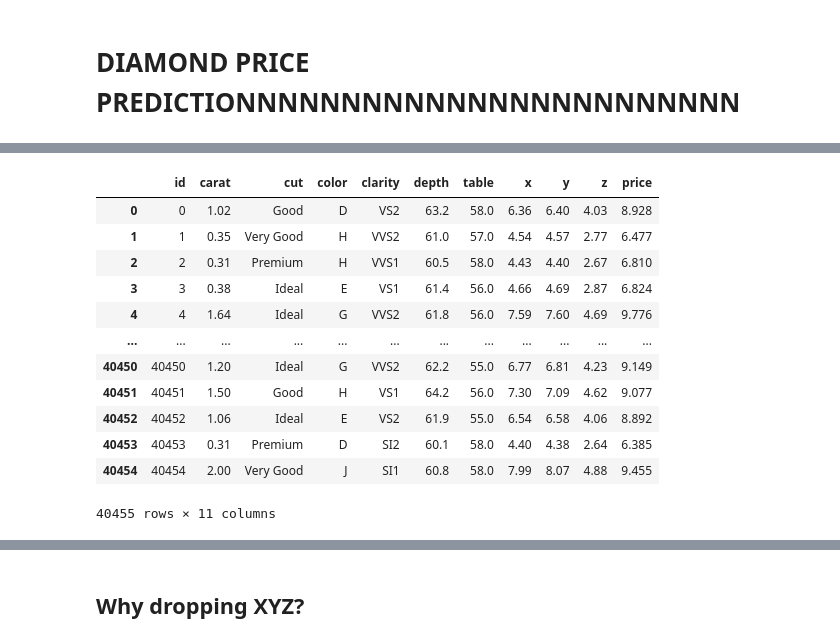
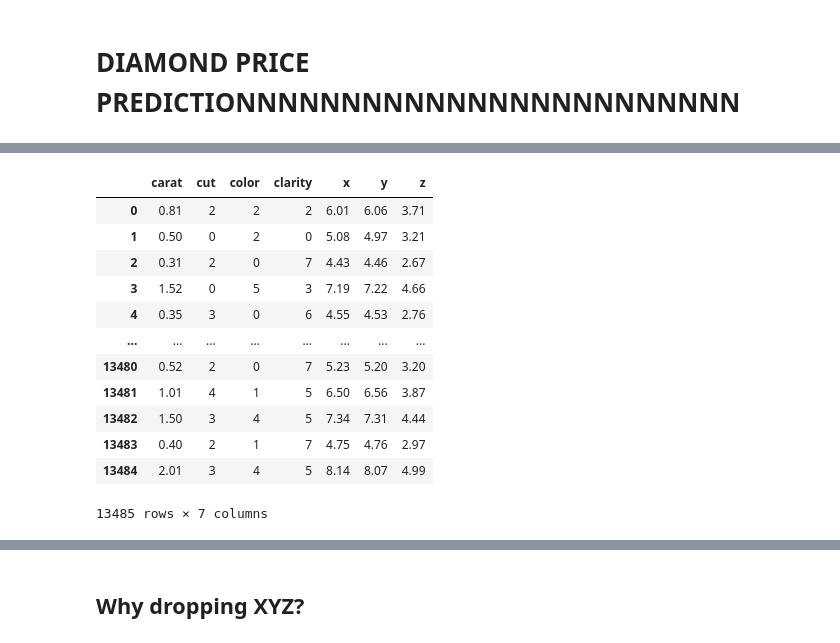
Before and after one commit to csuoc/diamond_prices_ML, a Jupyter notebook: Analysis.ipynb, the cells around one changed output, grey strips where cells are left out. Saved outputs shown, nothing was run; the diff lists cells and outputs as text; code cells hidden in the pictures.

```diff
--- a/Analysis.ipynb
+++ b/Analysis.ipynb
@@ -9,21 +16,19 @@ from sklearn import metrics
 # %%
-diamonds = pd.read_csv("data/train.csv")
+pd.read_csv("data/testclean.csv")
+# %% [output]
+|  | carat | cut | color | clarity | x | y | z |
+| 0 | 0.81 | 2 | 2 | 2 | 6.01 | 6.06 | 3.71 |
+| 1 | 0.50 | 0 | 2 | 0 | 5.08 | 4.97 | 3.21 |
+| 2 | 0.31 | 2 | 0 | 7 | 4.43 | 4.46 | 2.67 |
+| 3 | 1.52 | 0 | 5 | 3 | 7.19 | 7.22 | 4.66 |
+| 4 | 0.35 | 3 | 0 | 6 | 4.55 | 4.53 | 2.76 |
+| ... | ... | ... | ... | ... | ... | ... | ... |
+| 13480 | 0.52 | 2 | 0 | 7 | 5.23 | 5.20 | 3.20 |
+| 13481 | 1.01 | 4 | 1 | 5 | 6.50 | 6.56 | 3.87 |
+| 13482 | 1.50 | 3 | 4 | 5 | 7.34 | 7.31 | 4.44 |
+| 13483 | 0.40 | 2 | 1 | 7 | 4.75 | 4.76 | 2.97 |
+| 13484 | 2.01 | 3 | 4 | 5 | 8.14 | 8.07 | 4.99 |
+13485 rows × 7 columns
-# %%
-diamonds
-# %% [output]
-|  | id | carat | cut | color | clarity | depth | table | x | y | z | price |
-| 0 | 0 | 1.02 | Good | D | VS2 | 63.2 | 58.0 | 6.36 | 6.40 | 4.03 | 8.928 |
-| 1 | 1 | 0.35 | Very Good | H | VVS2 | 61.0 | 57.0 | 4.54 | 4.57 | 2.77 | 6.477 |
-| 2 | 2 | 0.31 | Premium | H | VVS1 | 60.5 | 58.0 | 4.43 | 4.40 | 2.67 | 6.810 |
-| 3 | 3 | 0.38 | Ideal | E | VS1 | 61.4 | 56.0 | 4.66 | 4.69 | 2.87 | 6.824 |
-| 4 | 4 | 1.64 | Ideal | G | VVS2 | 61.8 | 56.0 | 7.59 | 7.60 | 4.69 | 9.776 |
-| ... | ... | ... | ... | ... | ... | ... | ... | ... | ... | ... | ... |
-| 40450 | 40450 | 1.20 | Ideal | G | VVS2 | 62.2 | 55.0 | 6.77 | 6.81 | 4.23 | 9.149 |
-| 40451 | 40451 | 1.50 | Good | H | VS1 | 64.2 | 56.0 | 7.30 | 7.09 | 4.62 | 9.077 |
-| 40452 | 40452 | 1.06 | Ideal | E | VS2 | 61.9 | 55.0 | 6.54 | 6.58 | 4.06 | 8.892 |
-| 40453 | 40453 | 0.31 | Premium | D | SI2 | 60.1 | 58.0 | 4.40 | 4.38 | 2.64 | 6.385 |
-| 40454 | 40454 | 2.00 | Very Good | J | SI1 | 60.8 | 58.0 | 7.99 | 8.07 | 4.88 | 9.455 |
-40455 rows × 11 columns
 # %% [markdown]
 <img src="images/4C.jpg" width=400>
 # %% [markdown]
```
Also changed, not shown: parts of 5 cells of this notebook, 11 other files.
